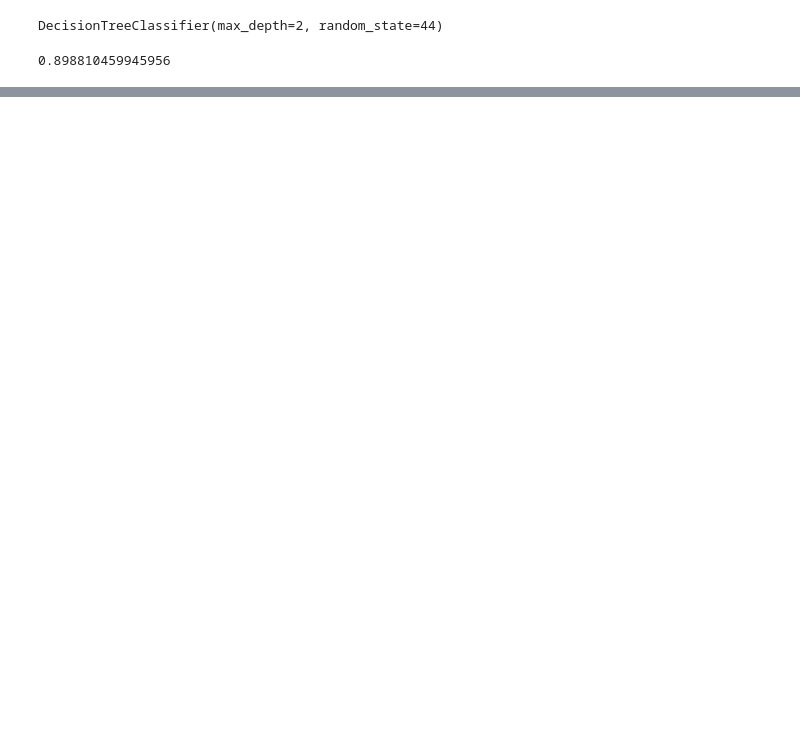
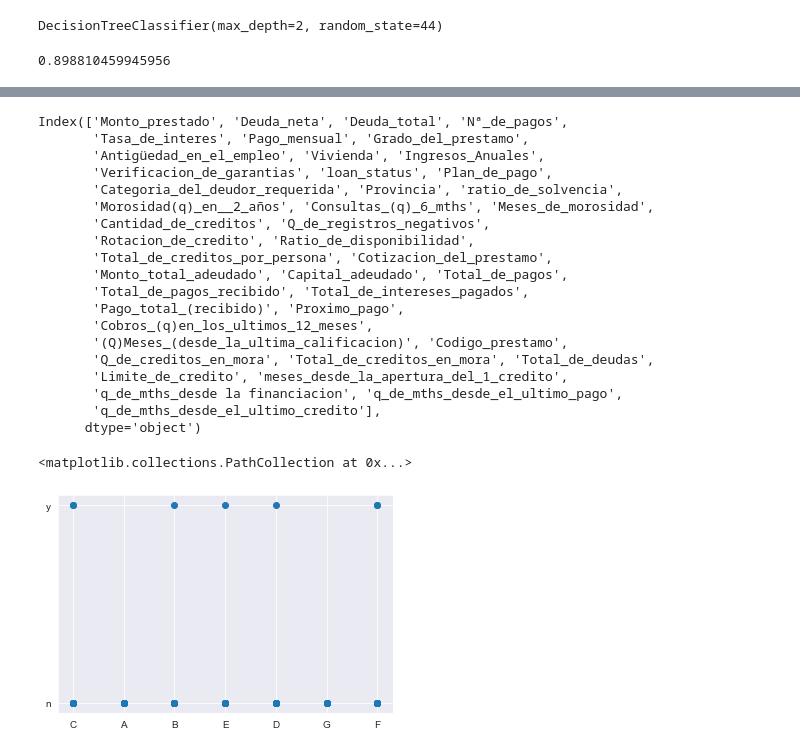
Before and after one commit to lesarmiento37/coder-proyecto, a Jupyter notebook: Copia_de_ProyectoCoderhouse.ipynb, the cells around one changed output, grey strips where cells are left out. Cells and saved outputs as stored; diff of their text form; code cells hidden in the pictures; blank space fills up the shorter version.

```diff
--- a/Copia_de_ProyectoCoderhouse.ipynb
+++ b/Copia_de_ProyectoCoderhouse.ipynb
@@ -184,3 +224,30 @@ graphviz.Source(dot_graph)
 # %% [output]
 [0 1]
 [drawing not drawn]
+# %%
+#Se realiza
+X_train.columns
+print(X_train.columns)
+plt.scatter(X_train_cat['Grado_del_prestamo'],X_train_cat['Plan_de_pago'])
+# %% [output]
+Index(['Monto_prestado', 'Deuda_neta', 'Deuda_total', 'Nª_de_pagos',
+       'Tasa_de_interes', 'Pago_mensual', 'Grado_del_prestamo',
+       'Antigüedad_en_el_empleo', 'Vivienda', 'Ingresos_Anuales',
+       'Verificacion_de_garantias', 'loan_status', 'Plan_de_pago',
+       'Categoria_del_deudor_requerida', 'Provincia', 'ratio_de_solvencia',
+       'Morosidad(q)_en__2_años', 'Consultas_(q)_6_mths', 'Meses_de_morosidad',
+       'Cantidad_de_creditos', 'Q_de_registros_negativos',
+       'Rotacion_de_credito', 'Ratio_de_disponibilidad',
+       'Total_de_creditos_por_persona', 'Cotizacion_del_prestamo',
+       'Monto_total_adeudado', 'Capital_adeudado', 'Total_de_pagos',
+       'Total_de_pagos_recibido', 'Total_de_intereses_pagados',
+       'Pago_total_(recibido)', 'Proximo_pago',
+       'Cobros_(q)en_los_ultimos_12_meses',
+       '(Q)Meses_(desde_la_ultima_calificacion)', 'Codigo_prestamo',
+       'Q_de_creditos_en_mora', 'Total_de_creditos_en_mora', 'Total_de_deudas',
+       'Limite_de_credito', 'meses_desde_la_apertura_del_1_credito',
+       'q_de_mths_desde la financiacion', 'q_de_mths_desde_el_ultimo_pago',
+       'q_de_mths_desde_el_ultimo_credito'],
+      dtype='object')
+<matplotlib.collections.PathCollection at 0x...>
+[figure, added]
```
Also changed, not shown: parts of 3 cells of this notebook.
